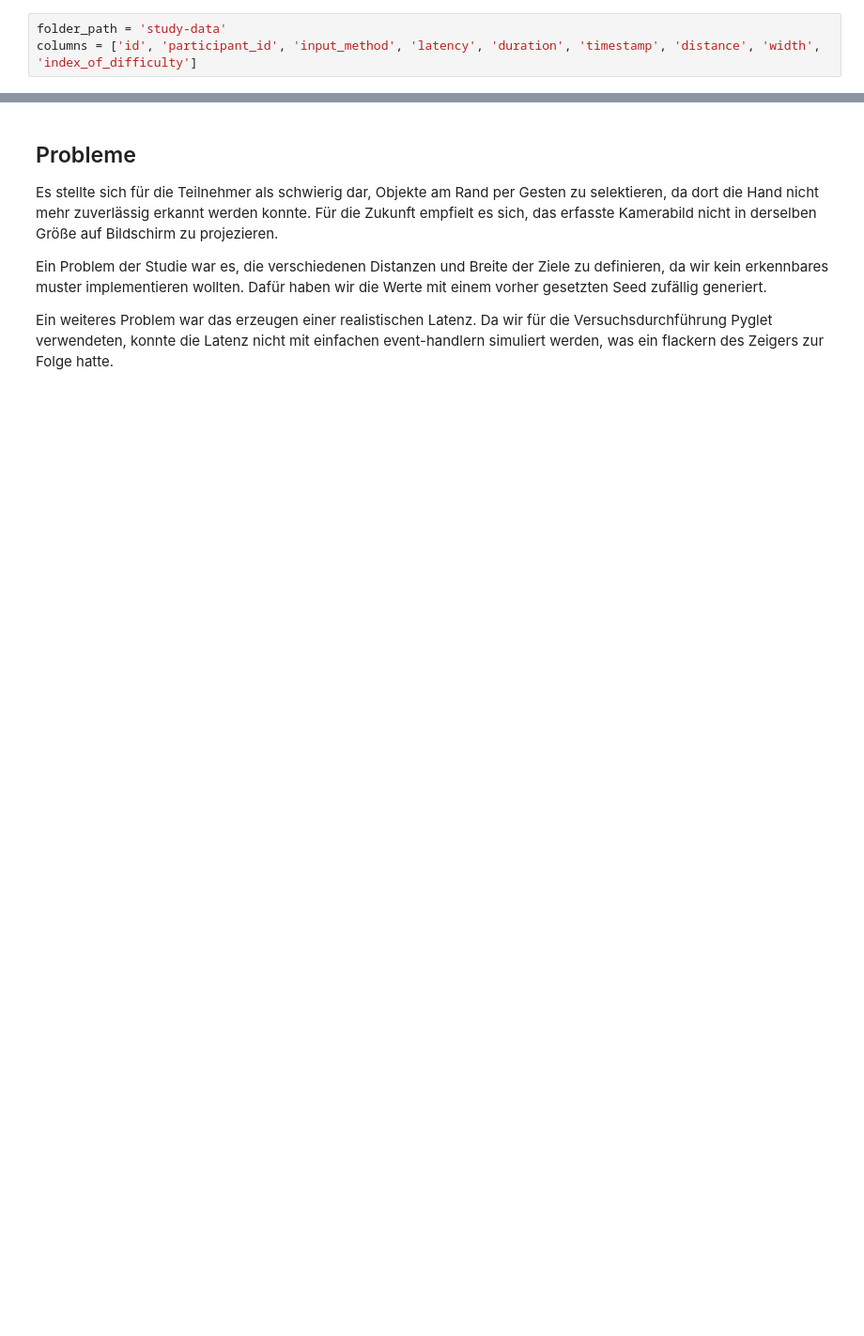
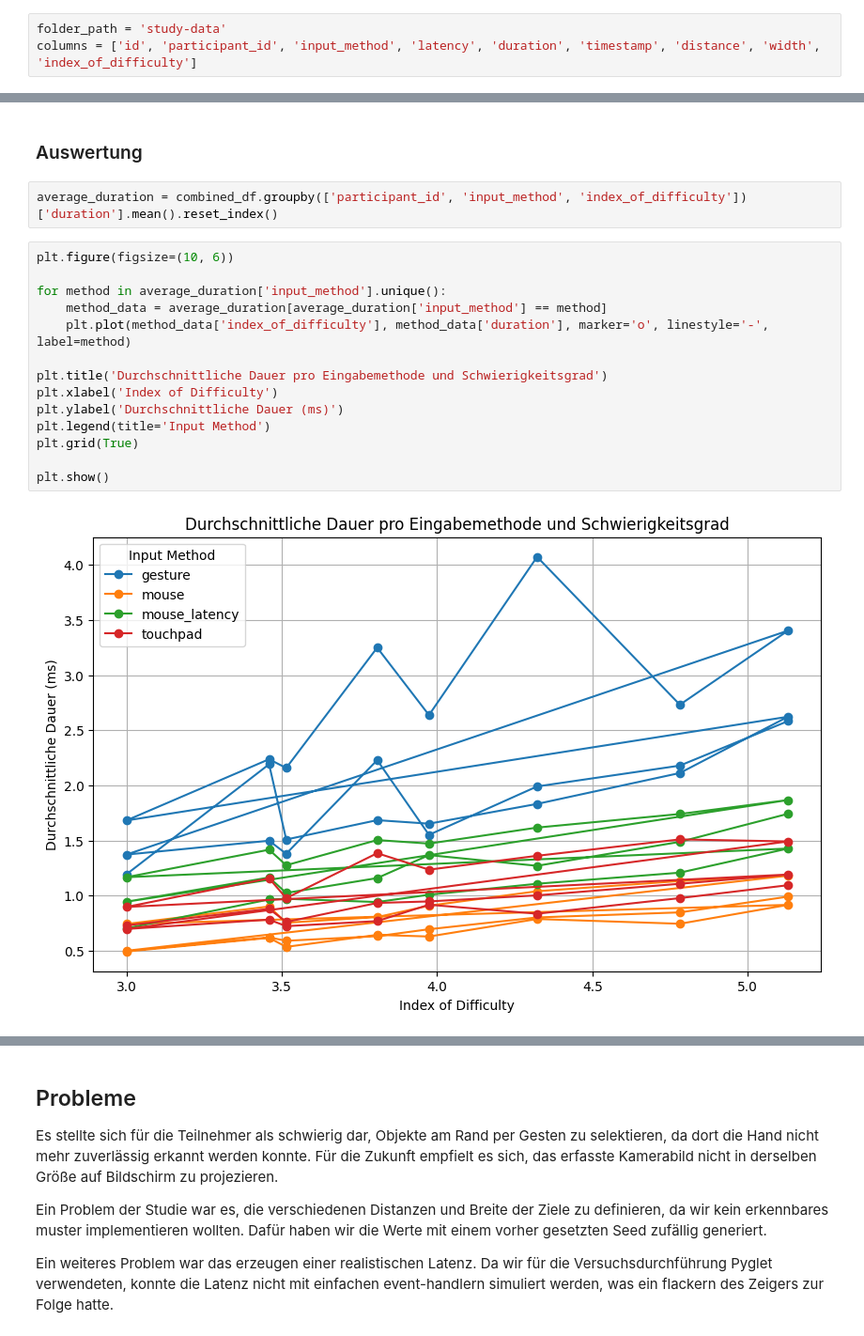
Before and after one commit to ITT-24/assignment-07-pointing-die-anderen, a Jupyter notebook: study.ipynb, the cells around one changed output, grey strips where cells are left out. Shown: that part at 94% size. Cells and saved outputs as stored; diff of their text form; blank space fills up the shorter version.

```diff
--- a/study.ipynb
+++ b/study.ipynb
@@ -74,3 +67,23 @@ combined_df
 | 2914 | 269 | participant3 | mouse_latency | 0.15 | 1.129769 | 1.719589e+09 | 200.0 | 35.0 | ... |
 | 2915 | 270 | participant3 | mouse_latency | 0.15 | 1.031709 | 1.719589e+09 | 200.0 | 35.0 | ... |
 2916 rows × 9 columns
+# %% [markdown]
+### Auswertung
+# %%
+average_duration = combined_df.groupby(['participant_id', 'input_method', 'index_of_difficulty'])['duration'].mean().reset_index()
+# %%
+plt.figure(figsize=(10, 6))
+
+for method in average_duration['input_method'].unique():
+    method_data = average_duration[average_duration['input_method'] == method]
+    plt.plot(method_data['index_of_difficulty'], method_data['duration'], marker='o', linestyle='-', label=method)
+
+plt.title('Durchschnittliche Dauer pro Eingabemethode und Schwierigkeitsgrad')
+plt.xlabel('Index of Difficulty')
+plt.ylabel('Durchschnittliche Dauer (ms)')
+plt.legend(title='Input Method')
+plt.grid(True)
+
+plt.show()
+# %% [output]
+[figure, added]
```
Also changed, not shown: parts of 6 cells of this notebook.
